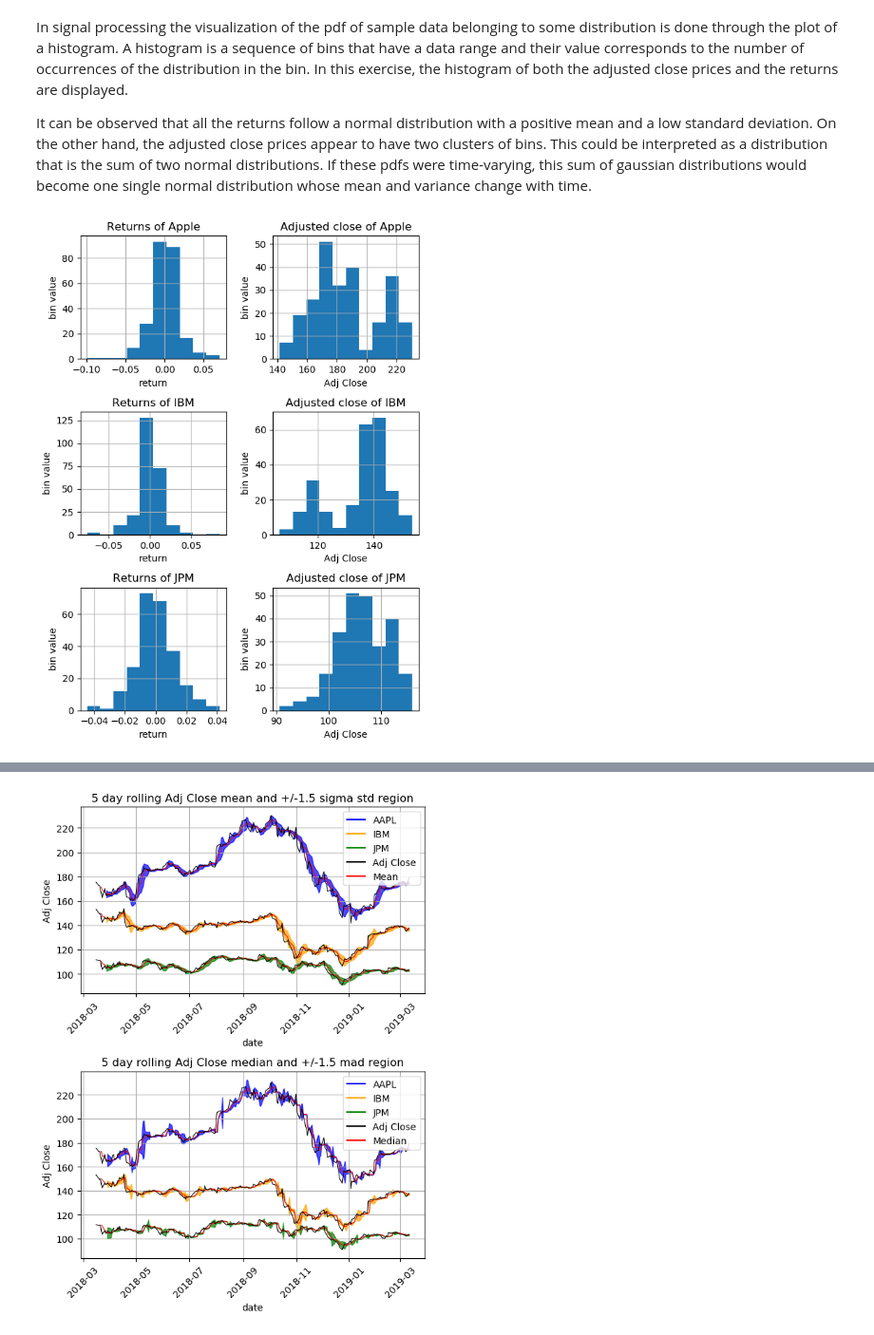
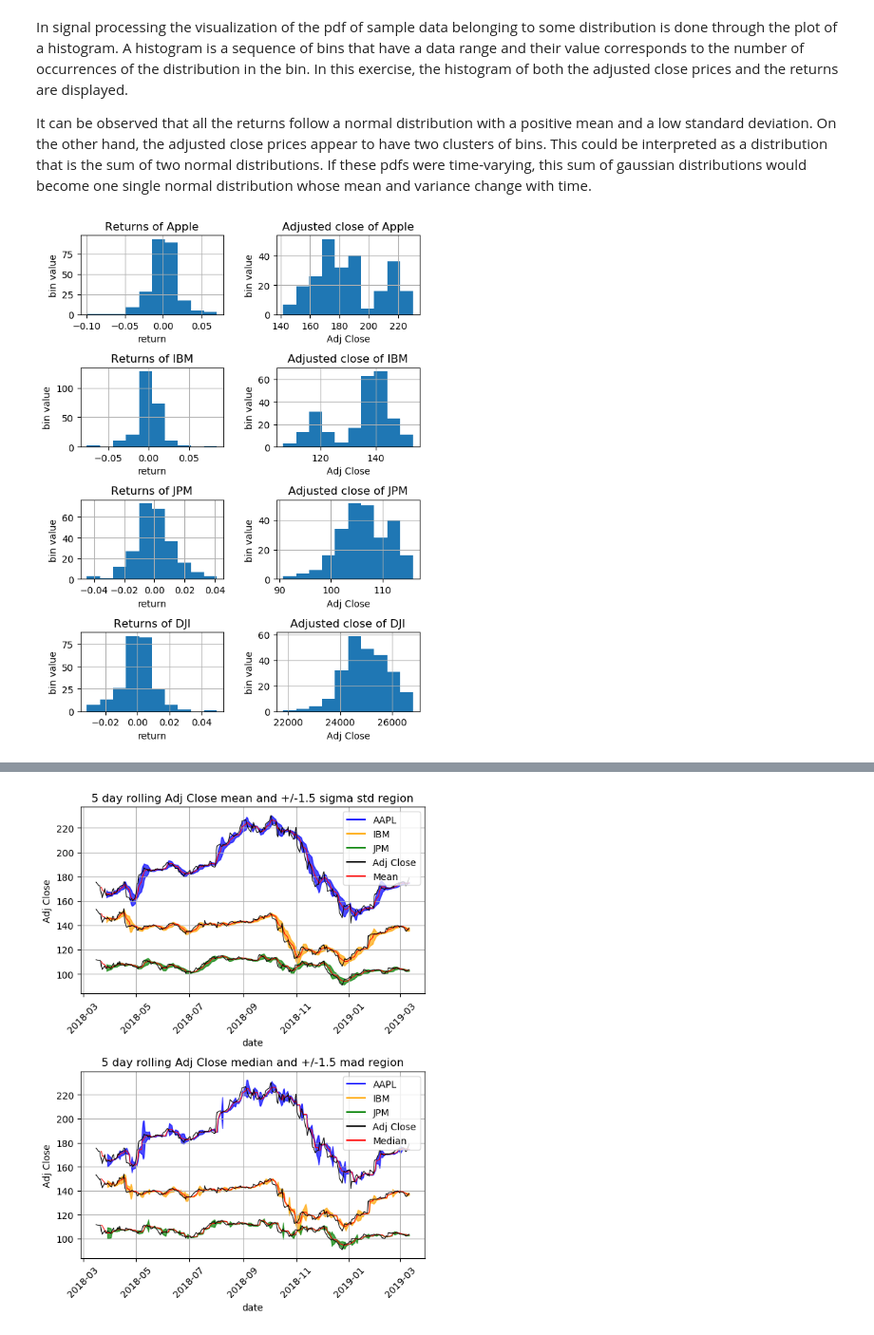
Before and after one commit to ag4015/Signal-Processing-and-Machine-Learning-for-Finance, a Jupyter notebook: Financial Signal Processing Coursework.ipynb, the cells around one changed output, grey strips where cells are left out. Shown at 95% size. Saved outputs shown, nothing was run; the diff lists cells and outputs as text; code cells hidden in the pictures.

```diff
--- a/Financial Signal Processing Coursework.ipynb
+++ b/Financial Signal Processing Coursework.ipynb
@@ -999,13 +1000,14 @@ end = dt.datetime(2019, 3, 11)
 aapl = web.DataReader("aapl", 'yahoo', start, end)
 ibm = web.DataReader("ibm", 'yahoo', start, end)
 jpm = web.DataReader("jpm", 'yahoo', start, end)
+dji = web.DataReader("^dji", 'yahoo', start, end)
 
 stats = pd.DataFrame()
 for column in ibm.columns:
-    stats['Mean ' + column] = [aapl[column].mean(), ibm[column].mean(), jpm[column].mean()]
-    stats['Median ' + column] = [aapl[column].median(), ibm[column].median(), jpm[column].median()]
-    stats['Std ' + column] = [aapl[column].std(), ibm[column].std(), jpm[column].std()]
-stats.index = ['AAPL', 'IBM', 'JPM']
+    stats['Mean ' + column] = [aapl[column].mean(), ibm[column].mean(), jpm[column].mean(), dji[column].mean()]
+    stats['Median ' + column] = [aapl[column].median(), ibm[column].median(), jpm[column].median(), dji[column].median()]
+    stats['Std ' + column] = [aapl[column].std(), ibm[column].std(), jpm[column].std(), dji[column].std()]
+stats.index = ['AAPL', 'IBM', 'JPM', 'DJI']
 stats = stats.T
 print(stats)
 
@@ -1013,4 +1015,5 @@ print(stats)
 aapl['Ret'] = aapl.pct_change()['Adj Close'].fillna(0)
 ibm['Ret'] = ibm.pct_change()['Adj Close'].fillna(0)
 jpm['Ret'] = jpm.pct_change()['Adj Close'].fillna(0)
+dji['Ret'] = dji.pct_change()['Adj Close'].fillna(0)
 # %% [output]
@@ -1041,31 +1044,34 @@ In signal processing the visualization of the pdf of sample data belonging to so
 It can be observed that all the returns follow a normal distribution with a positive mean and a low standard deviation. On the other hand, the adjusted close prices appear to have two clusters of bins. This could be interpreted as a distribution that is the sum of two normal distributions. If these pdfs were time-varying, this sum of gaussian distributions would become one single normal distribution whose mean and variance change with time.
 # %%
 plt.figure(dpi=100, figsize=(6,8))
-for i in range(6):
-    plt.subplot(3,2,i+1)
+for i in range(8):
+    plt.subplot(4,2,i+1)
     plt.ylabel('bin value')
     plt.grid()
     plt.tight_layout()
     if i%2 == 0:
         plt.xlabel('return')
         column = 'Ret'
         string = 'Returns'
     else:
         plt.xlabel('Adj Close')
         column = 'Adj Close'
         string = 'Adjusted close'
     if i == 0 or i == 1:
         plt.title(str(string + ' of Apple'))
         aapl[column].hist().plot()
     if i == 2 or i == 3:
         plt.title(str(string + ' of IBM'))
         ibm[column].hist().plot()
     if i == 4 or i == 5:
         plt.title(str(string + ' of JPM'))
         jpm[column].hist().plot()
+    if i == 6 or i == 7:
+        plt.title(str(string + ' of DJI'))
+        dji[column].hist().plot()
 plt.show()
 # %% [output]
-[figure, old version]
+[figure, new version]
 # %% [markdown]
 ### Rolling mean, median and standard deviations
 
```
Also changed, not shown: parts of 14 cells of this notebook.
